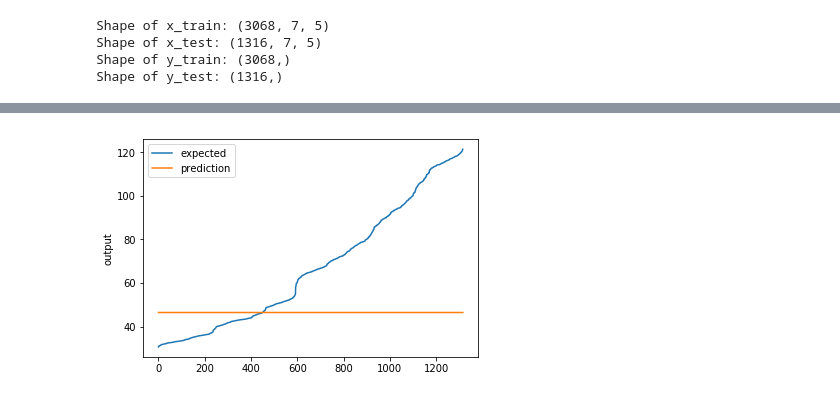
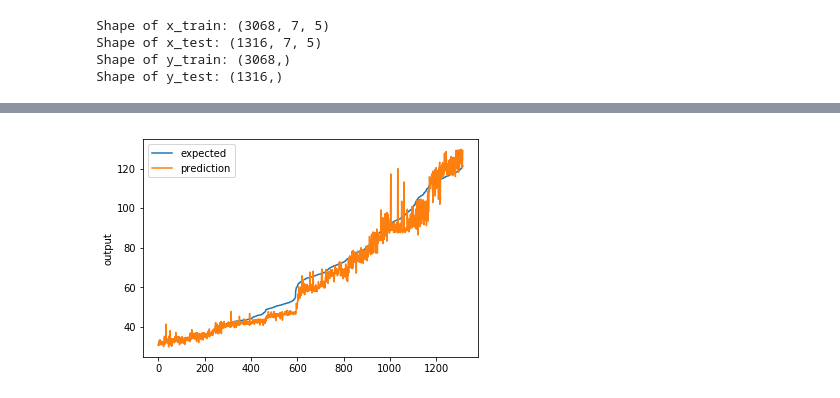
Before and after one commit to hgdangkhoi/Stock-Prediction, a Jupyter notebook: Khoi-Hoang_CSC215-MiniProject 4.ipynb, the cells around one changed output, grey strips where cells are left out. Drawn from its saved outputs; the diff is of its cells as text; code cells hidden in the pictures.

Commit message:
Fix lstm model, add cnn model and comparision between dropout

```diff
--- a/Khoi-Hoang_CSC215-MiniProject 4.ipynb
+++ b/Khoi-Hoang_CSC215-MiniProject 4.ipynb
@@ -239,6 +241,6 @@ df.head()
 | 4 | 3.734375 | 3.734375 | 3.390625 | 3.390625 | 7931600 |
 # %%
 SEQUENCE_SIZE = 7
-#x, y = to_sequences(SEQUENCE_SIZE,df, 'Close')
-df_lstm = df.copy().astype('float64')
-df_lstm.head()
+x, y = to_sequences(SEQUENCE_SIZE,df, 'Close')
+#df_lstm = df.copy().astype('float64')
+#df_lstm.head()
@@ -274,22 +247,9 @@ df_lstm.head()
-# %%
-x = []
-y = []
-
-for i in range(len(df_lstm)-SEQUENCE_SIZE-1):
-    window = df_lstm[i:(i+SEQUENCE_SIZE)]
-    after_window = df.iloc[(i+SEQUENCE_SIZE)]
-    window = window.values.tolist()
-    x.append(window)
-    y.append(after_window['Close'])
-
-x = np.array(x)
-y = np.array(y)
 # %%
+x = zscore(x)
 x_train = x[0:int(0.7*len(x))]
 x_test = x[int(0.7*len(x)):]
 y_train = y[0:int(0.7*len(y))]
 y_test = y[int(0.7*len(y)):]
-#x = zscore(x)
 #x_train, x_test, y_train, y_test = train_test_split(x, y, test_size=0.3)
 print("Shape of x_train: {}".format(x_train.shape))
 print("Shape of x_test: {}".format(x_test.shape))
@@ -340,11 +263,13 @@ Shape of y_test: (1316,)
 # %%
 checkpointer = ModelCheckpoint(filepath="save/lstm.hdf5", verbose=0, save_best_only=True) # save best model
-for i in range(2):
+for i in range(5):
+    printmd("\n**Iteration**: {}".format(i))
+    #print("\nIteration: {}".format(i))
     model = Sequential()
-    model.add(LSTM(50, activation='relu', return_sequences=True, input_shape=(7, 5)))
-    model.add(LSTM(50, activation='relu', return_sequences=True))
-    #model.add(LSTM(64, activation='relu', return_sequences=True))
-    model.add(LSTM(50, activation='relu'))
+    model.add(Bidirectional(LSTM(50, activation='relu', dropout=0.25, recurrent_dropout=0.16, return_sequences=True, input_shape=(7, 5))))
+    model.add(Bidirectional(LSTM(50, activation='relu', dropout=0.25, recurrent_dropout=0.16, return_sequences=True)))
+    model.add(LSTM(50, activation='relu', dropout=0.25, recurrent_dropout=0.16))
+    #model.add(LSTM(50, activation='relu'))
     #model.add(Dense(32, activation='relu'))
     model.add(Dense(1))
 
@@ -352,7 +277,7 @@ for i in range(2):
 
     monitor = EarlyStopping(monitor='val_loss', min_delta=1e-3, patience=5, verbose=1, mode='auto')
 
-    model.fit(x_train,y_train,validation_data=(x_test,y_test),callbacks=[monitor, checkpointer],verbose=2, epochs=1000, batch_size=128)
+    model.fit(x_train,y_train,validation_data=(x_test,y_test),callbacks=[monitor, checkpointer],verbose=2, epochs=1000, batch_size=64)
 
 print('Training finished...Loading the best model')
 print()
@@ -384,4 +407,4 @@ Score (RMSE): 46.50022581379519
 # %%
-chart_regression(lstm_rmse, y_test)
+chart_regression(lstm_pred.flatten(), y_test)
 # %% [output]
-[figure, old version]
+[figure, new version]
```
Also changed, not shown: parts of 28 cells of this notebook.
